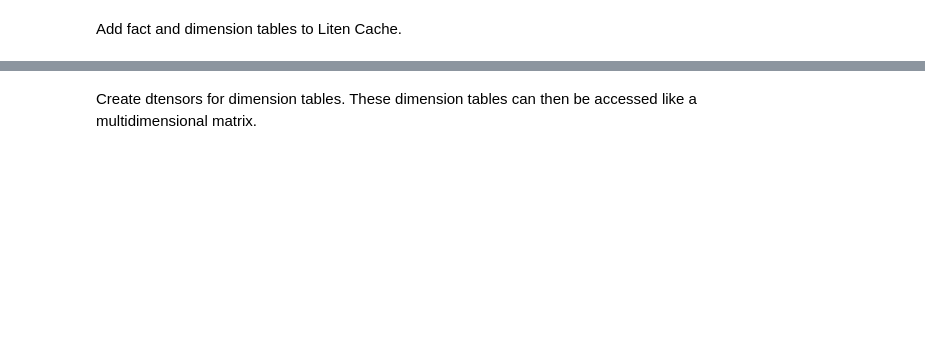
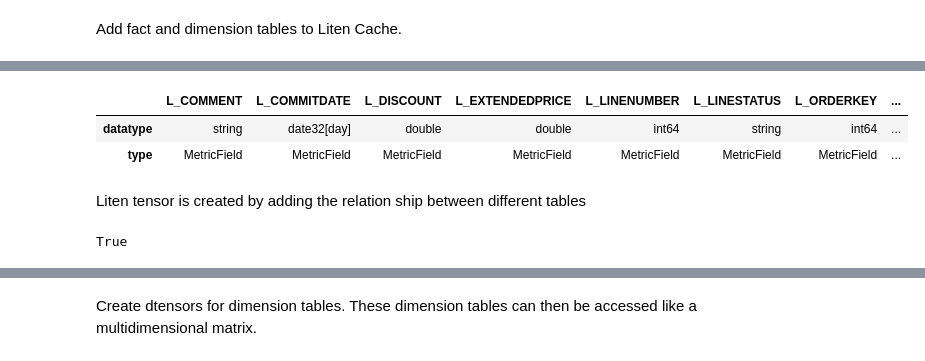
Before and after one commit to hkverma/litendb, a Jupyter notebook: py/notebooks/LitenStandaloneQ5Q6.ipynb, the cells around one changed output, grey strips where cells are left out. Cells and saved outputs as stored; diff of their text form; code cells hidden in the pictures; blank space fills up the shorter version.

Commit message:
Cleaned up hierarchical relations

```diff
--- a/py/notebooks/LitenStandaloneQ5Q6.ipynb
+++ b/py/notebooks/LitenStandaloneQ5Q6.ipynb
@@ -70,0 +146,18 @@ tc.info()
+# %%
+pd.DataFrame(schemas['lineitem_schema']['schema']['fields'])
+# %% [output]
+|  | L_COMMENT | L_COMMITDATE | L_DISCOUNT | L_EXTENDEDPRICE | L_LINENUMBER | L_LINESTATUS | L_ORDERKEY | ... |
+| datatype | string | date32[day] | double | double | int64 | string | int64 | ... |
+| type | MetricField | MetricField | MetricField | MetricField | MetricField | MetricField | MetricField | ... |
+# %% [markdown]
+Liten tensor is created by adding the relation ship between different tables
+# %%
+tc.join('lineitem_schema','L_ORDERKEY','orders_schema','O_ORDERKEY')
+tc.join('orders_schema','O_CUSTKEY','customer_schema','C_CUSTKEY')
+tc.join('customer_schema','C_NATIONKEY','nation_schema','N_NATIONKEY')
+tc.join('nation_schema','N_REGIONKEY','region_schema','R_REGIONKEY')
+tc.join('lineitem_schema','L_PARTKEY','partsupp_schema','PS_PARTKEY')
+tc.join('partsupp_schema','PS_PARTKEY','part_schema','P_PARTKEY')
+tc.join('partsupp_schema','PS_SUPPKEY','supplier_schema','S_SUPPKEY')
+# %% [output]
+True
```
Also changed, not shown: parts of 21 cells of this notebook, 7 other files.
